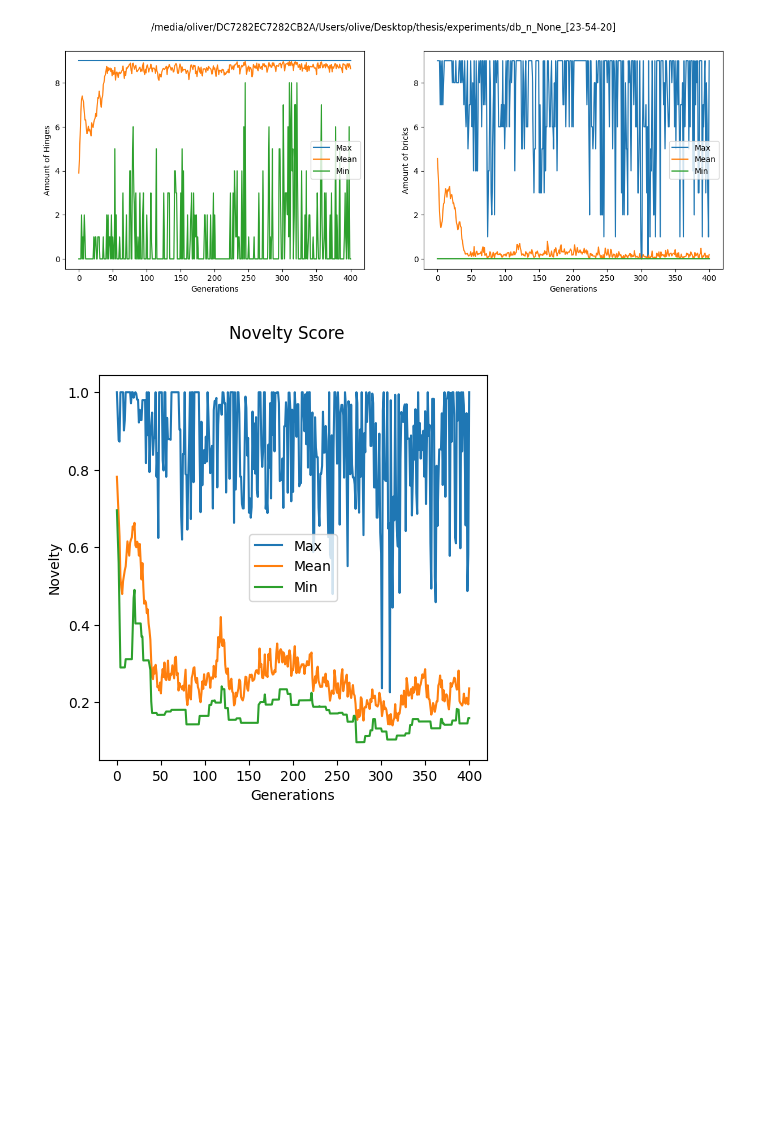
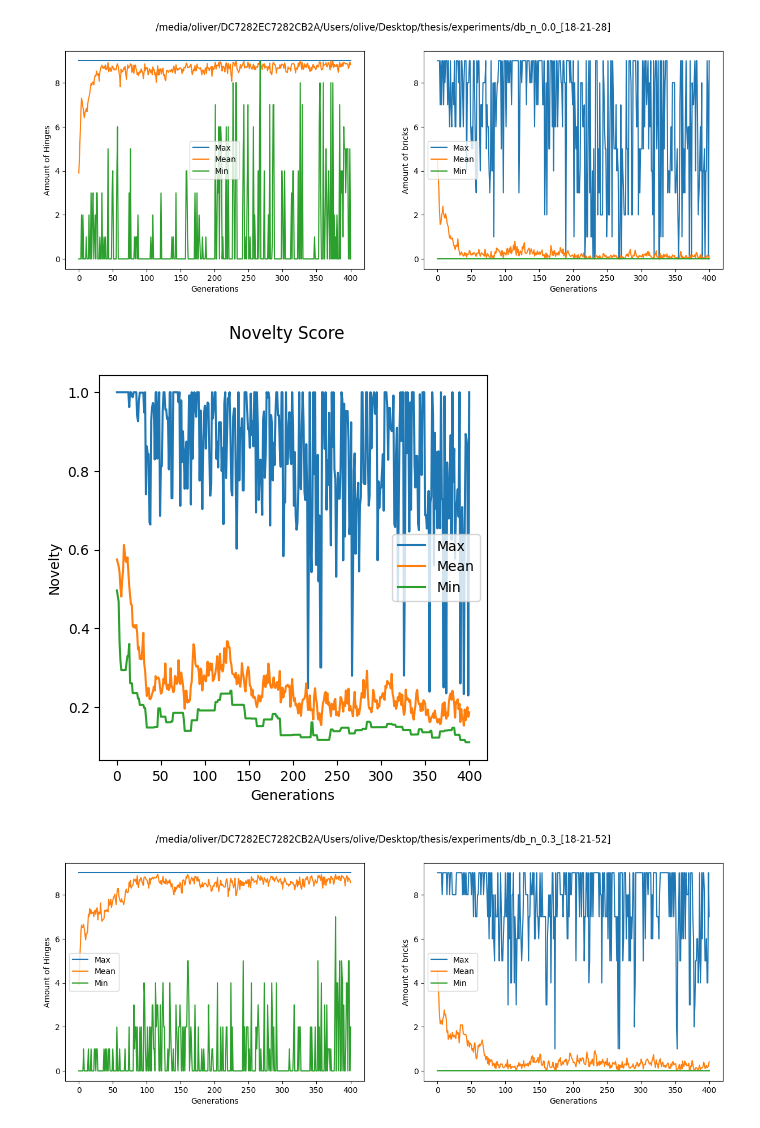
Before and after one commit to oliverweissl/MorphologicalNovelty, a Jupyter notebook: experiment_metrics.ipynb, the cells around one changed output. Saved outputs shown, nothing was run; the diff lists cells and outputs as text; code cells hidden in the pictures; blank space fills up the shorter version.

```diff
--- a/experiment_metrics.ipynb
+++ b/experiment_metrics.ipynb
@@ -12,12 +5,12 @@ for a_v in a:
 # %%
 #cv-corrl cv-chi cv-inters cv-bha
 
 dbs = glob("/media/oliver/DC7282EC7282CB2A/Users/olive/Desktop/thesis/experiments/*")
 
-for db in [dbs[-1]]:
+for db in dbs:
     EAPlots.plot_bricks_hinges(db)
     EAPlots.plot_novelty_from_db(db)
-#EAPlots.plot_novelty(db, novelty_test=('yates-chi-squared', None))
 # %% [output]
-[figure, old version]
+[figure, new version]
-[figure, old version]
+[figure, new version]
+[figure, added]
```
Also changed, not shown: parts of 3 cells of this notebook, 7 other files.
